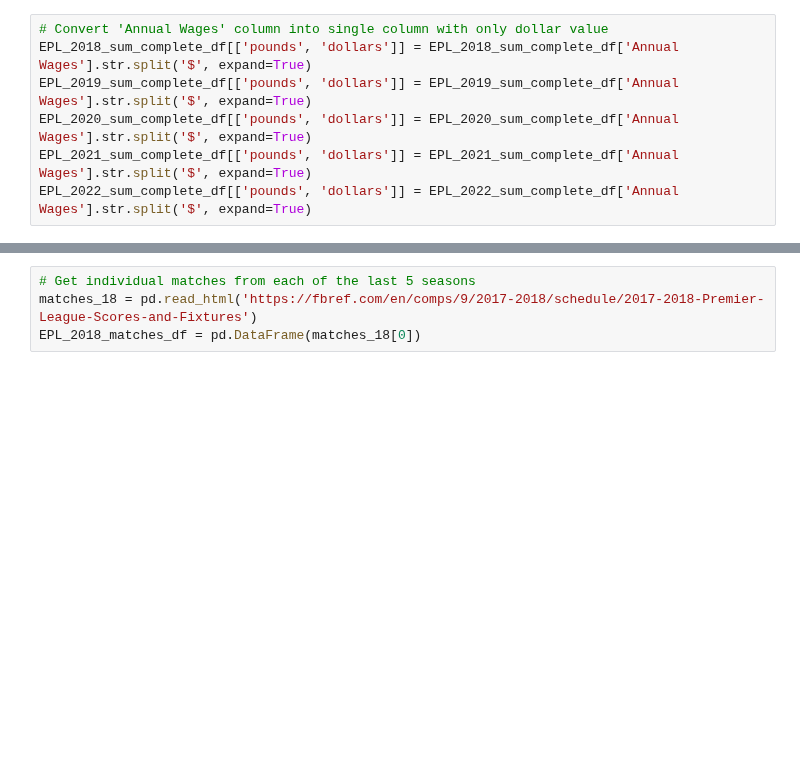
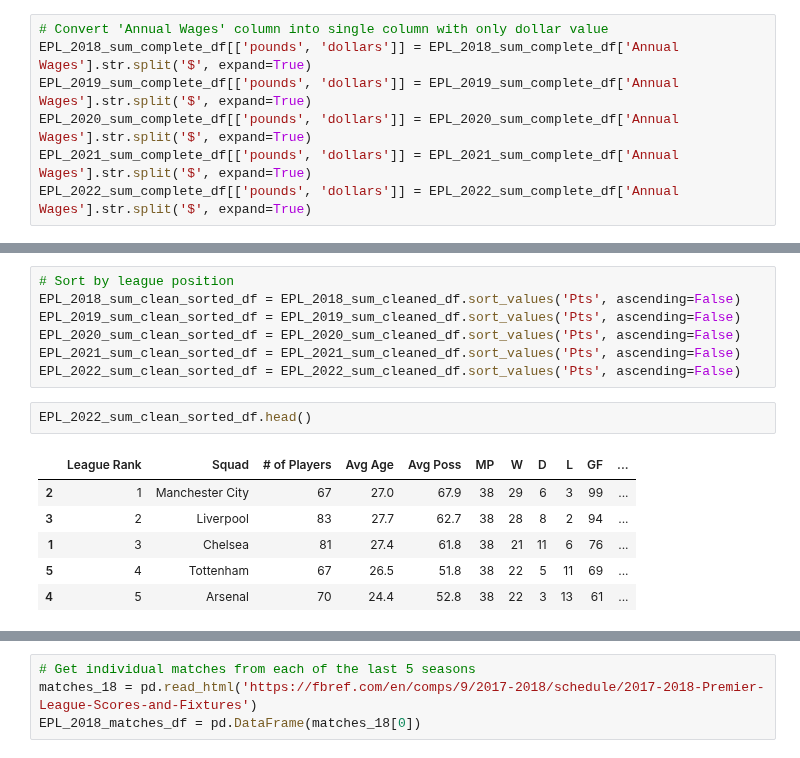
Before and after one commit to GurpreetChugh/Project-Football, a Jupyter notebook: EPL_Project_Football.ipynb, the cells around one changed output, grey strips where cells are left out. Cells and saved outputs as stored; diff of their text form; blank space fills up the shorter version.

```diff
--- a/EPL_Project_Football.ipynb
+++ b/EPL_Project_Football.ipynb
@@ -220,0 +187,16 @@ EPL_2022_sum_cleaned_df.head()
+# %%
+# Sort by league position
+EPL_2018_sum_clean_sorted_df = EPL_2018_sum_cleaned_df.sort_values('Pts', ascending=False)
+EPL_2019_sum_clean_sorted_df = EPL_2019_sum_cleaned_df.sort_values('Pts', ascending=False)
+EPL_2020_sum_clean_sorted_df = EPL_2020_sum_cleaned_df.sort_values('Pts', ascending=False)
+EPL_2021_sum_clean_sorted_df = EPL_2021_sum_cleaned_df.sort_values('Pts', ascending=False)
+EPL_2022_sum_clean_sorted_df = EPL_2022_sum_cleaned_df.sort_values('Pts', ascending=False)
+# %%
+EPL_2022_sum_clean_sorted_df.head()
+# %% [output]
+|  | League Rank | Squad | # of Players | Avg Age | Avg Poss | MP | W | D | L | GF | ... |
+| 2 | 1 | Manchester City | 67 | 27.0 | 67.9 | 38 | 29 | 6 | 3 | 99 | ... |
+| 3 | 2 | Liverpool | 83 | 27.7 | 62.7 | 38 | 28 | 8 | 2 | 94 | ... |
+| 1 | 3 | Chelsea | 81 | 27.4 | 61.8 | 38 | 21 | 11 | 6 | 76 | ... |
+| 5 | 4 | Tottenham | 67 | 26.5 | 51.8 | 38 | 22 | 5 | 11 | 69 | ... |
+| 4 | 5 | Arsenal | 70 | 24.4 | 52.8 | 38 | 22 | 3 | 13 | 61 | ... |
```
Also changed, not shown: parts of 7 cells of this notebook.
